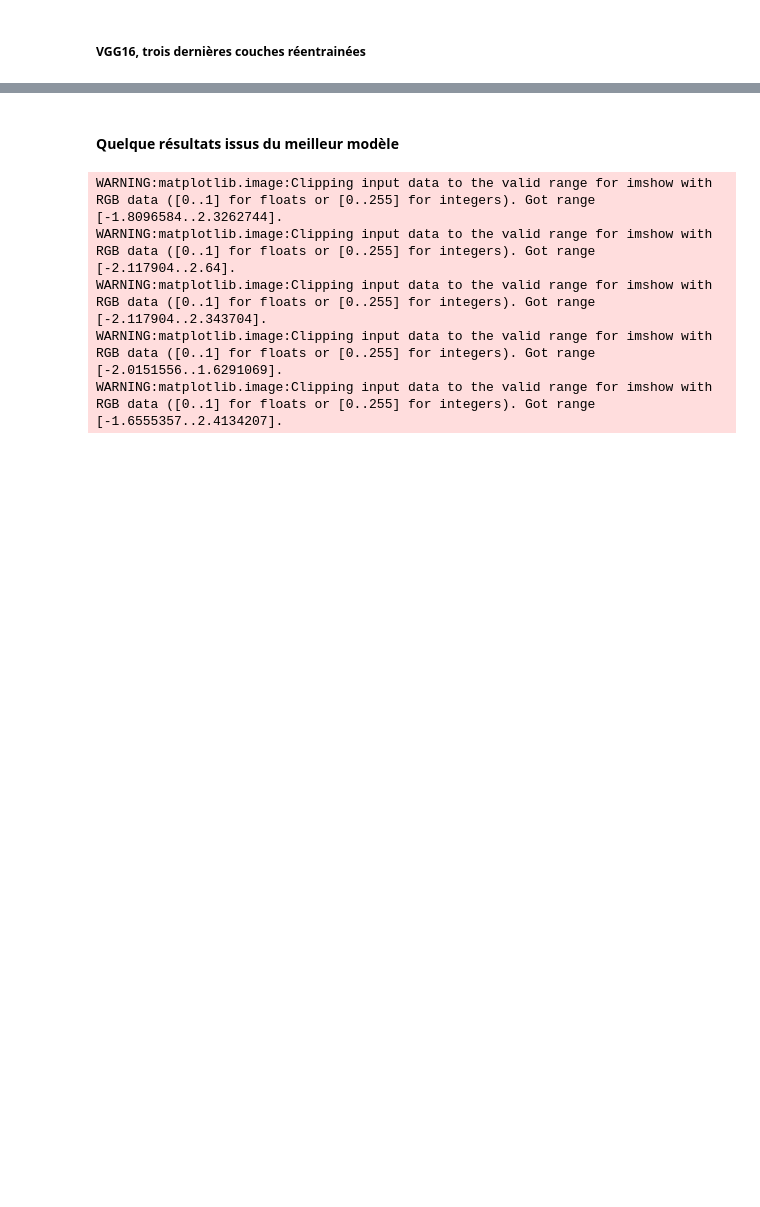
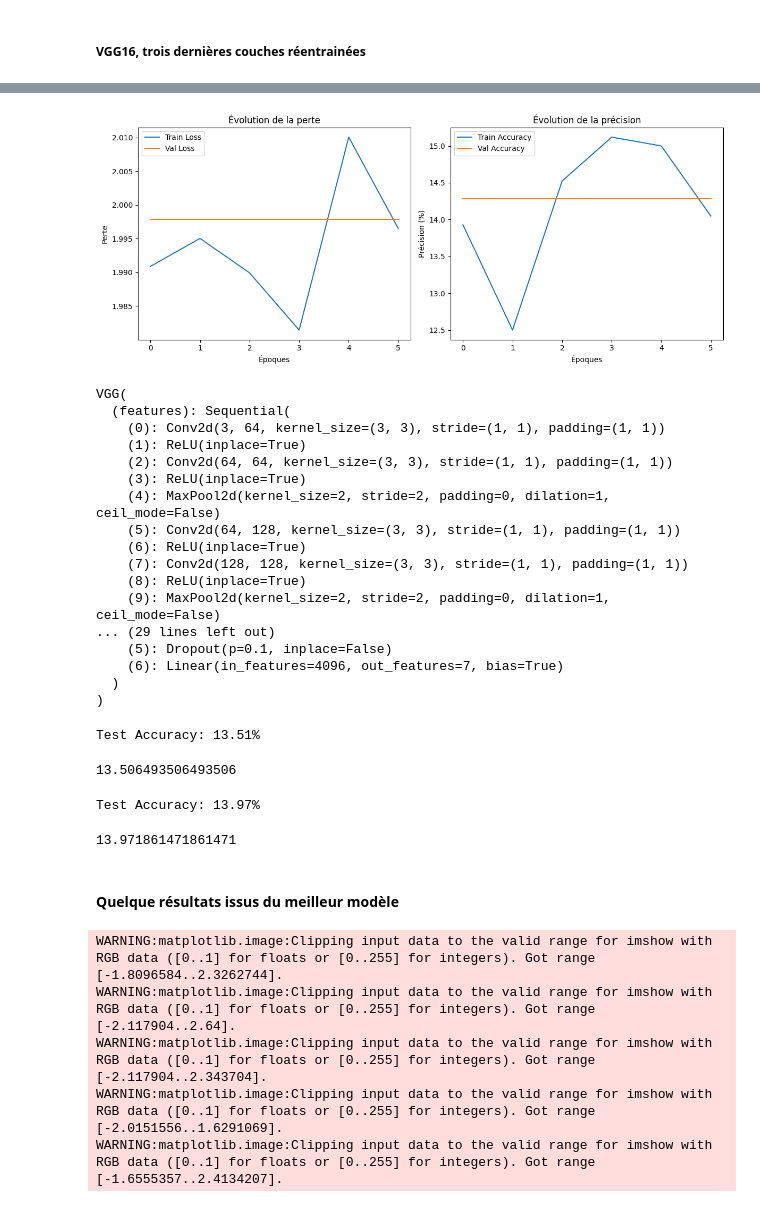
Before and after one commit to kephanmss/Projet-6-OPC, a Jupyter notebook: Missamou_Kephan_1_notebook_pretraitement_feature_extraction_faisaibilite_072024.ipynb, the cells around one changed output, grey strips where cells are left out. Saved outputs shown, nothing was run; the diff lists cells and outputs as text; code cells hidden in the pictures; blank space fills up the shorter version.

```diff
--- a/Missamou_Kephan_1_notebook_pretraitement_feature_extraction_faisaibilite_072024.ipynb
+++ b/Missamou_Kephan_1_notebook_pretraitement_feature_extraction_faisaibilite_072024.ipynb
@@ -2408,0 +2589,15 @@ Test Accuracy: 91.67%
+# %%
+model_2 = create_vgg16_model(num_classes=7, train_last_n_layers=3)
+
+# Définir la fonction de perte et l'optimiseur, utiliser les données sans augmentations
+train_model(
+    model = model_2,
+    train_loader = train_loader_no_aug,
+    val_loader = test_loader_no_aug,
+    criterion = nn.CrossEntropyLoss(),
+    optimizer = optim.Adam(filter(lambda p: p.requires_grad, model.parameters()), lr=0.001),
+    num_epochs = 30,
+    patience = 5,
+    device = 'cuda'
+)
+# %% [output]
@@ -2409,3 +2617,33 @@ Test Accuracy: 91.67%
+[figure, added]
+VGG(
+  (features): Sequential(
+    (0): Conv2d(3, 64, kernel_size=(3, 3), stride=(1, 1), padding=(1, 1))
+    (1): ReLU(inplace=True)
+    (2): Conv2d(64, 64, kernel_size=(3, 3), stride=(1, 1), padding=(1, 1))
+    (3): ReLU(inplace=True)
+    (4): MaxPool2d(kernel_size=2, stride=2, padding=0, dilation=1, ceil_mode=False)
+    (5): Conv2d(64, 128, kernel_size=(3, 3), stride=(1, 1), padding=(1, 1))
+    (6): ReLU(inplace=True)
+    (7): Conv2d(128, 128, kernel_size=(3, 3), stride=(1, 1), padding=(1, 1))
+    (8): ReLU(inplace=True)
+    (9): MaxPool2d(kernel_size=2, stride=2, padding=0, dilation=1, ceil_mode=False)
+... (29 lines left out)
+    (5): Dropout(p=0.1, inplace=False)
+    (6): Linear(in_features=4096, out_features=7, bias=True)
+  )
+)
+# %%
+# Évaluer le modèle
+evaluate_model(model_2, test_loader)
+# %% [output]
+Test Accuracy: 13.51%
+13.506493506493506
+# %%
+# Afficher l'accuracy sur l'ensemble d'entraînement
+evaluate_model(model_2, train_loader)
+# %% [output]
+Test Accuracy: 13.97%
+13.971861471861471
 # %% [markdown]
 #### Quelque résultats issus du meilleur modèle
 # %%
```
Also changed, not shown: parts of 27 cells of this notebook, 3 other files.
